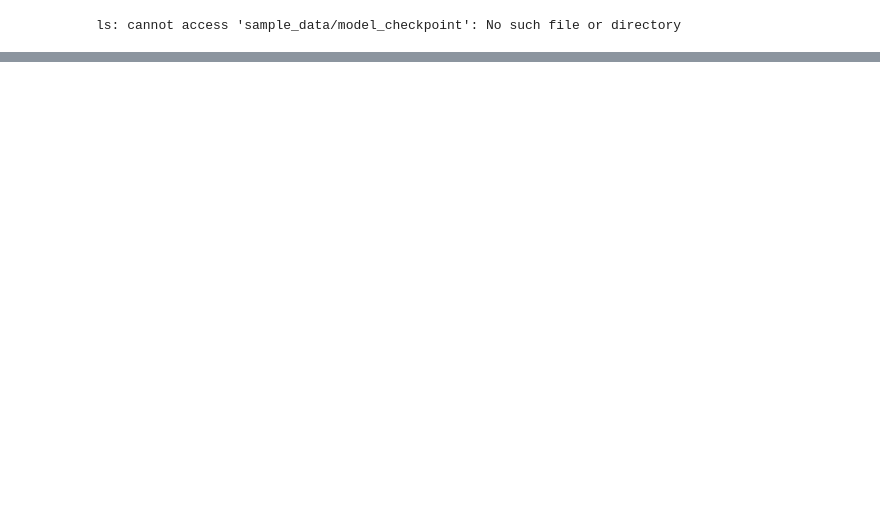
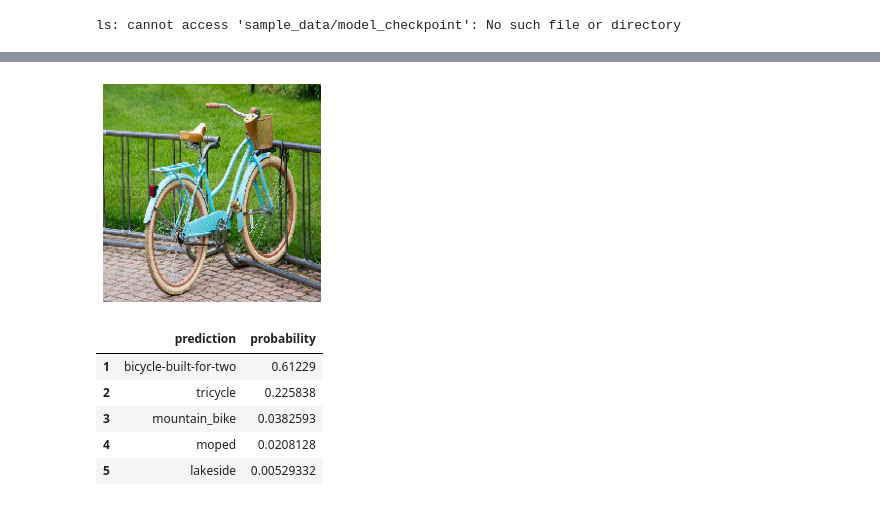
Before and after one commit to ravitata/tensorflow2, a Jupyter notebook: c1w4_work.ipynb, the cells around one changed output, grey strips where cells are left out. Saved outputs shown, nothing was run; the diff lists cells and outputs as text; code cells hidden in the pictures; blank space fills up the shorter version.

```diff
--- a/c1w4_work.ipynb
+++ b/c1w4_work.ipynb
@@ -287,0 +344,10 @@ ls: cannot access 'sample_data/model_checkpoint': No such file or directory
+# %%
+get_top5_predictions(bicyle_img)
+# %% [output]
+[figure, added]
+|  | prediction | probability |
+| 1 | bicycle-built-for-two | 0.61229 |
+| 2 | tricycle | 0.225838 |
+| 3 | mountain_bike | 0.0382593 |
+| 4 | moped | 0.0208128 |
+| 5 | lakeside | 0.00529332 |
```
Also changed, not shown: parts of 32 cells of this notebook.
